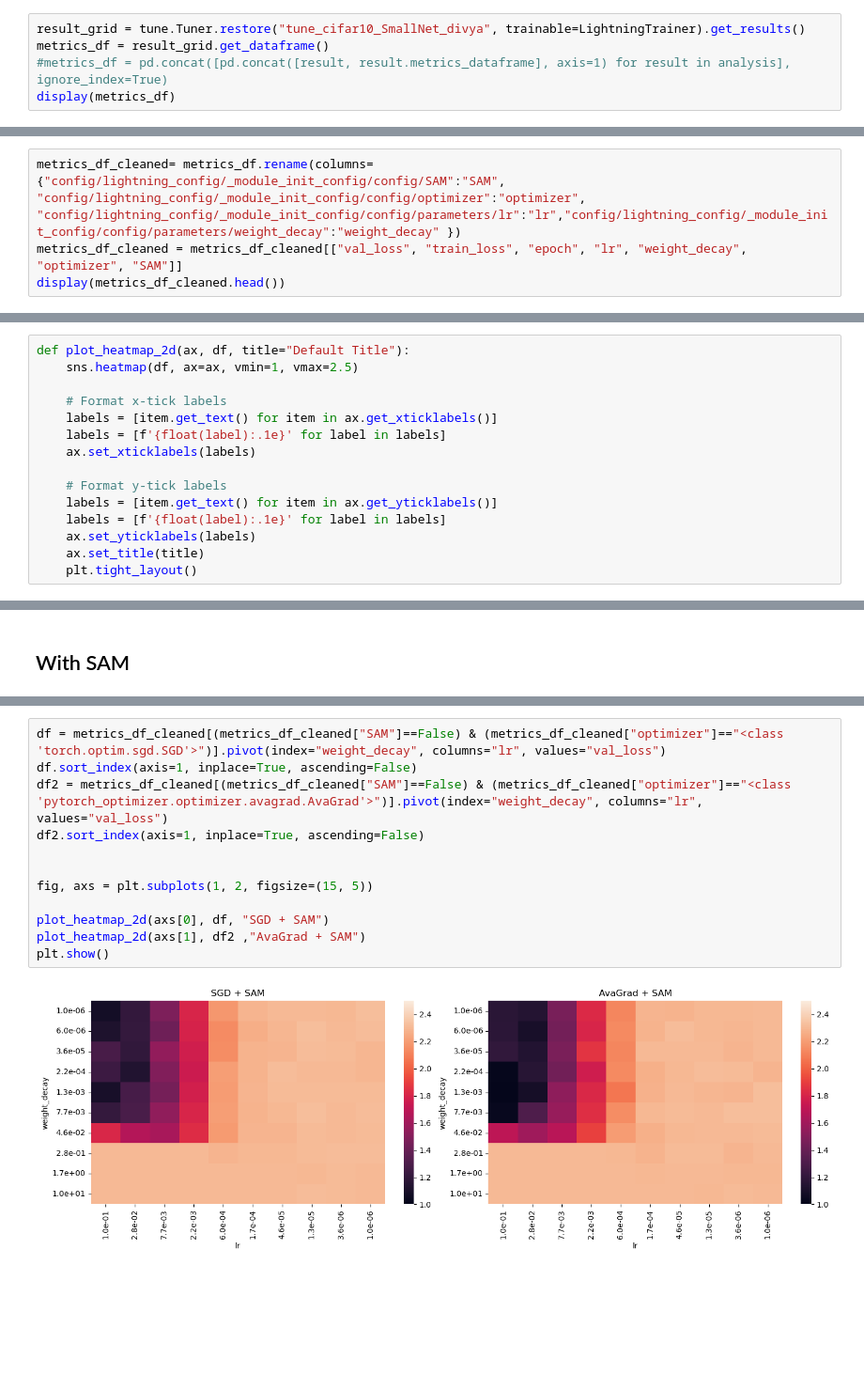
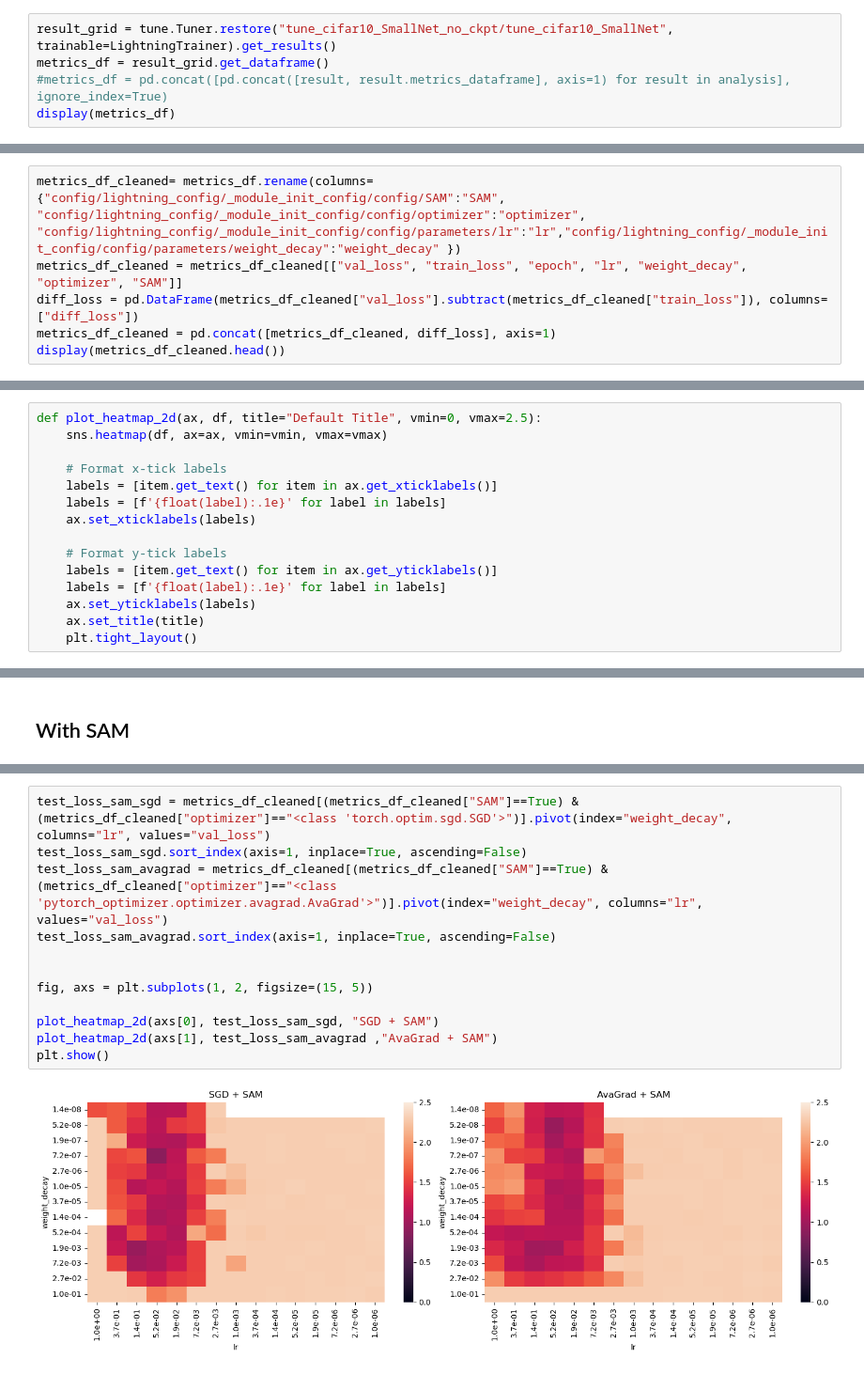
Before and after one commit to RaphaelMaser/OPT4ML-project, a Jupyter notebook: analysis.ipynb, the cells around one changed output, grey strips where cells are left out. Shown at 94% size. Drawn from its saved outputs; the diff is of its cells as text; blank space fills up the shorter version.

```diff
--- a/analysis.ipynb
+++ b/analysis.ipynb
@@ -16,7 +16,7 @@ from matplotlib.ticker import ScalarFormatter
 # %% [markdown]
 ## Loading and Cleaning Metrics
 # %%
-result_grid = tune.Tuner.restore("tune_cifar10_SmallNet_divya", trainable=LightningTrainer).get_results()
+result_grid = tune.Tuner.restore("tune_cifar10_SmallNet_no_ckpt/tune_cifar10_SmallNet", trainable=LightningTrainer).get_results()
 metrics_df = result_grid.get_dataframe()
 #metrics_df = pd.concat([pd.concat([result, result.metrics_dataframe], axis=1) for result in analysis], ignore_index=True)
 display(metrics_df)
@@ -37,5 +40,7 @@ display(metrics_df)
 # %%
 metrics_df_cleaned= metrics_df.rename(columns={"config/lightning_config/_module_init_config/config/SAM":"SAM", "config/lightning_config/_module_init_config/config/optimizer":"optimizer", "config/lightning_config/_module_init_config/config/parameters/lr":"lr","config/lightning_config/_module_init_config/config/parameters/weight_decay":"weight_decay" })
 metrics_df_cleaned = metrics_df_cleaned[["val_loss", "train_loss", "epoch", "lr", "weight_decay", "optimizer", "SAM"]]
+diff_loss = pd.DataFrame(metrics_df_cleaned["val_loss"].subtract(metrics_df_cleaned["train_loss"]), columns=["diff_loss"])
+metrics_df_cleaned = pd.concat([metrics_df_cleaned, diff_loss], axis=1)
 display(metrics_df_cleaned.head())
 # %% [output]
@@ -65,8 +68,8 @@ plot_all(result_grid)
 # %% [markdown]
 ## Function for creating Heatmaps
 # %%
-def plot_heatmap_2d(ax, df, title="Default Title"):
-    sns.heatmap(df, ax=ax, vmin=1, vmax=2.5)
+def plot_heatmap_2d(ax, df, title="Default Title", vmin=0, vmax=2.5):
+    sns.heatmap(df, ax=ax, vmin=vmin, vmax=vmax)
 
     # Format x-tick labels
     labels = [item.get_text() for item in ax.get_xticklabels()]
@@ -102,14 +156,14 @@ plt.show()
 # %%
-df = metrics_df_cleaned[(metrics_df_cleaned["SAM"]==False) & (metrics_df_cleaned["optimizer"]=="<class 'torch.optim.sgd.SGD'>")].pivot(index="weight_decay", columns="lr", values="val_loss")
-df.sort_index(axis=1, inplace=True, ascending=False)
-df2 = metrics_df_cleaned[(metrics_df_cleaned["SAM"]==False) & (metrics_df_cleaned["optimizer"]=="<class 'pytorch_optimizer.optimizer.avagrad.AvaGrad'>")].pivot(index="weight_decay", columns="lr", values="val_loss")
-df2.sort_index(axis=1, inplace=True, ascending=False)
+test_loss_sam_sgd = metrics_df_cleaned[(metrics_df_cleaned["SAM"]==True) & (metrics_df_cleaned["optimizer"]=="<class 'torch.optim.sgd.SGD'>")].pivot(index="weight_decay", columns="lr", values="val_loss")
+test_loss_sam_sgd.sort_index(axis=1, inplace=True, ascending=False)
+test_loss_sam_avagrad = metrics_df_cleaned[(metrics_df_cleaned["SAM"]==True) & (metrics_df_cleaned["optimizer"]=="<class 'pytorch_optimizer.optimizer.avagrad.AvaGrad'>")].pivot(index="weight_decay", columns="lr", values="val_loss")
+test_loss_sam_avagrad.sort_index(axis=1, inplace=True, ascending=False)
 
 
 fig, axs = plt.subplots(1, 2, figsize=(15, 5))
 
-plot_heatmap_2d(axs[0], df, "SGD + SAM")
-plot_heatmap_2d(axs[1], df2 ,"AvaGrad + SAM")
+plot_heatmap_2d(axs[0], test_loss_sam_sgd, "SGD + SAM")
+plot_heatmap_2d(axs[1], test_loss_sam_avagrad ,"AvaGrad + SAM")
 plt.show()
 # %% [output]
-[figure, old version]
+[figure, new version]
```
Also changed, not shown: parts of 14 cells of this notebook.
